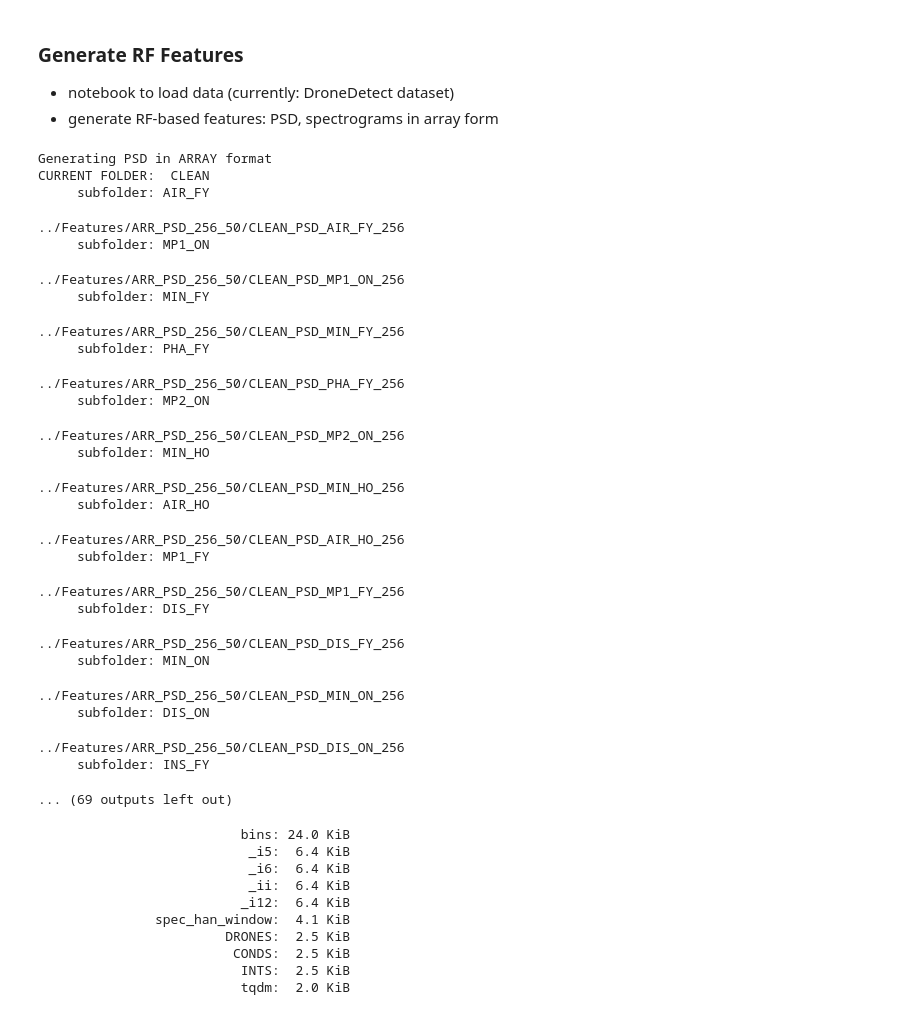
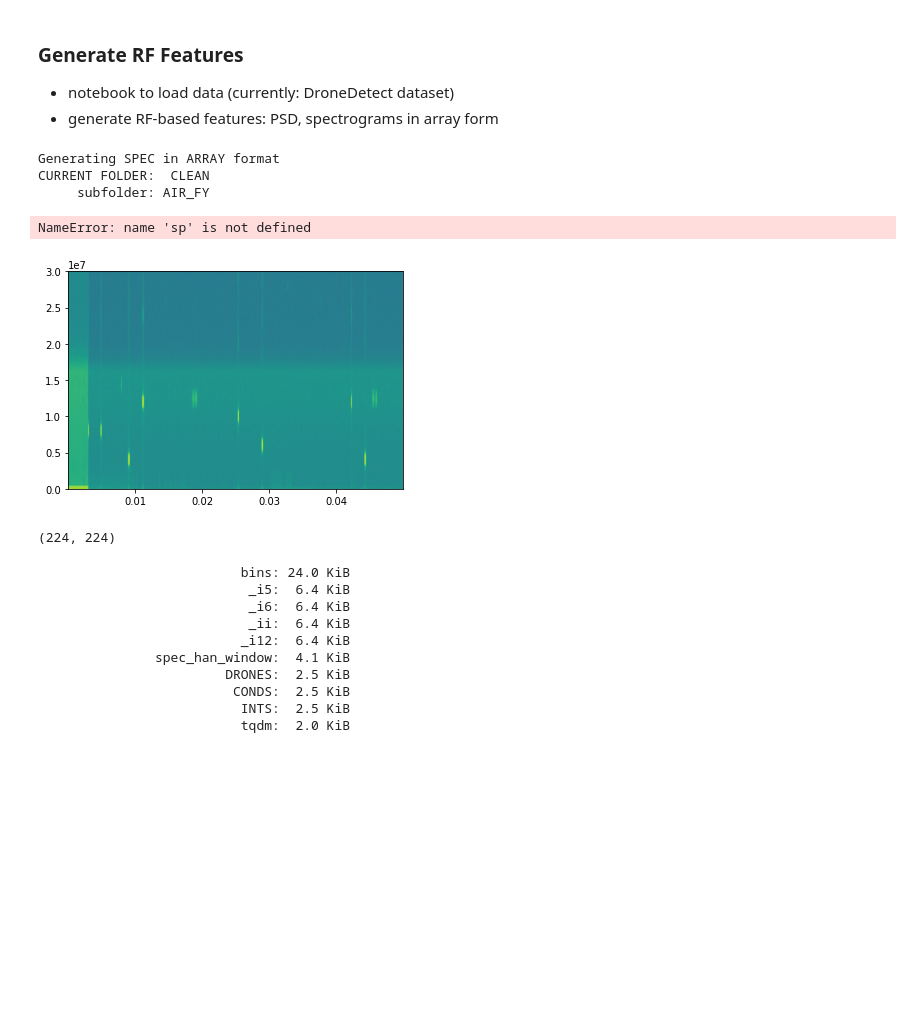
Before and after one commit to IQTLabs/RFClassification, a Jupyter notebook: Generate DroneDetect Features.ipynb, the cells around one changed output. Drawn from its saved outputs; the diff is of its cells as text; code cells hidden in the pictures; blank space fills up the shorter version.

```diff
--- a/Generate DroneDetect Features.ipynb
+++ b/Generate DroneDetect Features.ipynb
@@ -92,7 +92,7 @@ n_overlap_spec = 120
 psd_win_type = 'hamming' # make ends of each segment match
 spec_han_window = np.hanning(n_per_seg)
 t_seg = 50 # sample length in milliseconds
-feature_to_save = ['PSD'] # what features to generate and save: SPEC or PSD
+feature_to_save = ['SPEC'] # what features to generate and save: SPEC or PSD
 format_to_save = ['ARR'] # IMG or ARR
 inteference_folders = ['CLEAN','WIFI', 'BLUE', 'BOTH'] # options: ['WIFI', 'BLUE', 'BOTH', 'CLEAN']
 to_add = False # to add to existing directory
@@ -226,58 +226,41 @@ else:
                             fig,ax = plt.subplots(1, figsize=(dim_px[0]/dpi, dim_px[1]/dpi), dpi=dpi)
                             fig.subplots_adjust(left=0,right=1,bottom=0,top=1)
                             ax.axis('tight')
                             ax.axis('off')
 
                         spec, _, _, _ = plt.specgram(d_complex, NFFT=n_per_seg, Fs=fs, window=spec_han_window,
                                           noverlap=n_overlap_spec, sides='onesided')
                         if si_save:
                             save_spec_image_fig(features_folder, img_spec_folder,
                                                 drone_name, cond_name, int_name, fi_number, i, fig, dpi)
                         if sa_save:
-                            F_SPEC.append(interpolate_2d(sp[0], (224,224))) # reshape to square?
+                            F_SPEC.append(interpolate_2d(spec, (224,224))) # reshape to square?
 #                         F_SPEC_freq.append(fspec)
 #                         F_SPEC_time.append(t)
 
                     # save the images
     #                 save_spec_image(features_folder, img_spec_folder, drone_name,
     #                                 cond_name, int_name, fi_number, i, fspec, t, Sxx)
 
     #                 # save the images
     #                 save_psd_image(features_folder, img_psd_folder, drone_name,
     #                                 cond_name, int_name, fi_number, i, fpsd, Pxx_den)
 
             # save data array
             if sa_save:
                 save_array(features_folder+arr_spec_folder, F_SPEC, DRONES, CONDS, INTS, 'SPEC'+"_"+df, sf)
             if pa_save:
                 save_array(features_folder+arr_psd_folder, F_PSD, DRONES, CONDS, INTS, 'PSD'+"_"+df, sf)
 # %% [output]
-Generating PSD in ARRAY format
+Generating SPEC in ARRAY format
 CURRENT FOLDER:  CLEAN
      subfolder: AIR_FY
-../Features/ARR_PSD_256_50/CLEAN_PSD_AIR_FY_256
-     subfolder: MP1_ON
+NameError: name 'sp' is not defined
-../Features/ARR_PSD_256_50/CLEAN_PSD_MP1_ON_256
-     subfolder: MIN_FY
-../Features/ARR_PSD_256_50/CLEAN_PSD_MIN_FY_256
-     subfolder: PHA_FY
-../Features/ARR_PSD_256_50/CLEAN_PSD_PHA_FY_256
-     subfolder: MP2_ON
-../Features/ARR_PSD_256_50/CLEAN_PSD_MP2_ON_256
-     subfolder: MIN_HO
-../Features/ARR_PSD_256_50/CLEAN_PSD_MIN_HO_256
-     subfolder: AIR_HO
-../Features/ARR_PSD_256_50/CLEAN_PSD_AIR_HO_256
-     subfolder: MP1_FY
-../Features/ARR_PSD_256_50/CLEAN_PSD_MP1_FY_256
-     subfolder: DIS_FY
-../Features/ARR_PSD_256_50/CLEAN_PSD_DIS_FY_256
-     subfolder: MIN_ON
-../Features/ARR_PSD_256_50/CLEAN_PSD_MIN_ON_256
-     subfolder: DIS_ON
-../Features/ARR_PSD_256_50/CLEAN_PSD_DIS_ON_256
-     subfolder: INS_FY
-... (69 outputs left out)
+[figure, added]
+# %%
+interpolate_2d(spec, (224,224)).shape
+# %% [output]
+(224, 224)
 # %%
 ## For debugging what is clogging the memory
 # import sys
```
Also changed, not shown: 5 other files.
